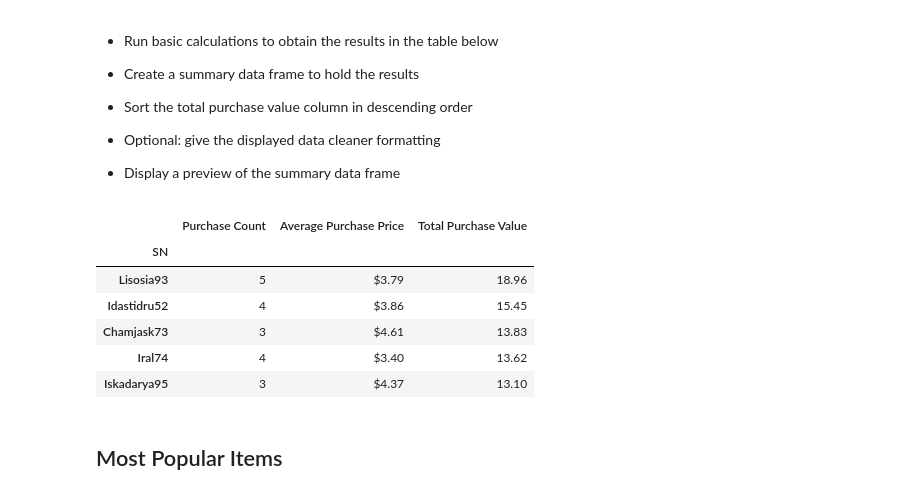
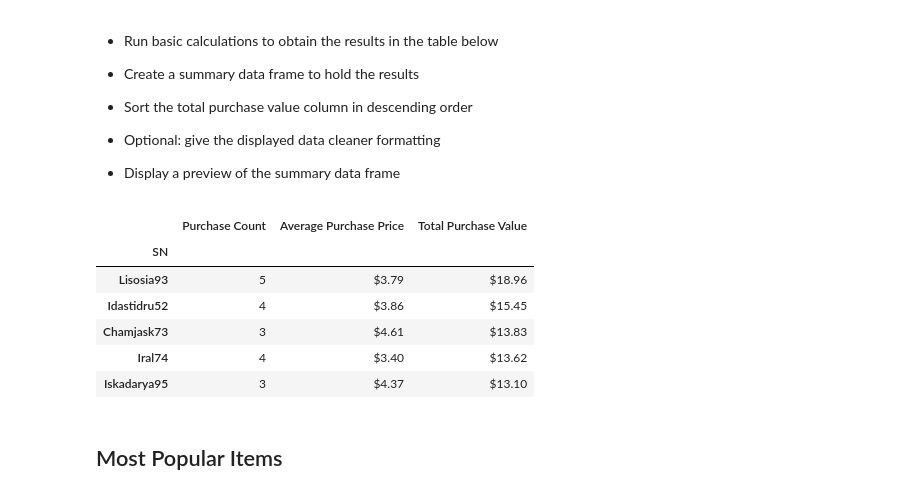
Before and after one commit to kioz-developer/pandas-challenge, a Jupyter notebook: HeroesOfPymoli_starter.ipynb, the cells around one changed output. Drawn from its saved outputs; the diff is of its cells as text; code cells hidden in the pictures.

```diff
--- a/HeroesOfPymoli_starter.ipynb
+++ b/HeroesOfPymoli_starter.ipynb
@@ -276,33 +276,30 @@ summary_merged
 # %%
 summary_top_sender_1 = pd.DataFrame(summary_age_dem.groupby(["SN"]).sum()["Price"])
 summary_top_sender_1 = summary_top_sender_1.rename(columns={"Price": "Total Purchase Value"})
-summary_top_sender_1
 
 summary_top_sender_2 = pd.DataFrame(summary_age_dem.groupby(["SN"]).count()["Purchase ID"])
 summary_top_sender_2 = summary_top_sender_2.rename(columns={"Purchase ID": "Purchase Count"})
-summary_top_sender_2
 
 summary_top_sender_3 = pd.DataFrame(summary_age_dem.groupby(["SN"]).mean()["Price"])
 summary_top_sender_3 = summary_top_sender_3.rename(columns={"Price": "Average Purchase Price"})
-summary_top_sender_3
 
 summary_top_merged = pd.merge(summary_top_sender_2, summary_top_sender_3, on="SN")
 summary_top_merged = pd.merge(summary_top_merged, summary_top_sender_1, on="SN")
-summary_top_merged
 
 summary_top_merged_head = pd.DataFrame(summary_top_merged)
 summary_top_formated = summary_top_merged_head.sort_values(["Total Purchase Value"], ascending=False).head(5)
 
-summary_top_formated["Average Purchase Price"] = summary_top_merged_head.apply(lambda x: "${:,.2f}".format(x["Average Purchase Price"]), axis=1)
-summary_top_merged_head["Total Purchase Value"] = summary_top_merged_head.apply(lambda x: "${:,.2f}".format(x["Total Purchase Value"]), axis=1)
+summary_top_formated["Average Purchase Price"] = summary_top_formated.apply(lambda x: "${:,.2f}".format(x["Average Purchase Price"]), axis=1)
+summary_top_formated["Total Purchase Value"] = summary_top_formated.apply(lambda x: "${:,.2f}".format(x["Total Purchase Value"]), axis=1)
+summary_top_formated
 # %% [output]
 |  | Purchase Count | Average Purchase Price | Total Purchase Value |
 | SN |  |  |  |
-| Lisosia93 | 5 | $3.79 | 18.96 |
-| Idastidru52 | 4 | $3.86 | 15.45 |
-| Chamjask73 | 3 | $4.61 | 13.83 |
-| Iral74 | 4 | $3.40 | 13.62 |
-| Iskadarya95 | 3 | $4.37 | 13.10 |
+| Lisosia93 | 5 | $3.79 | $18.96 |
+| Idastidru52 | 4 | $3.86 | $15.45 |
+| Chamjask73 | 3 | $4.61 | $13.83 |
+| Iral74 | 4 | $3.40 | $13.62 |
+| Iskadarya95 | 3 | $4.37 | $13.10 |
 # %% [markdown]
 ## Most Popular Items
 # %% [markdown]
```
Also changed, not shown: parts of 2 cells of this notebook.
